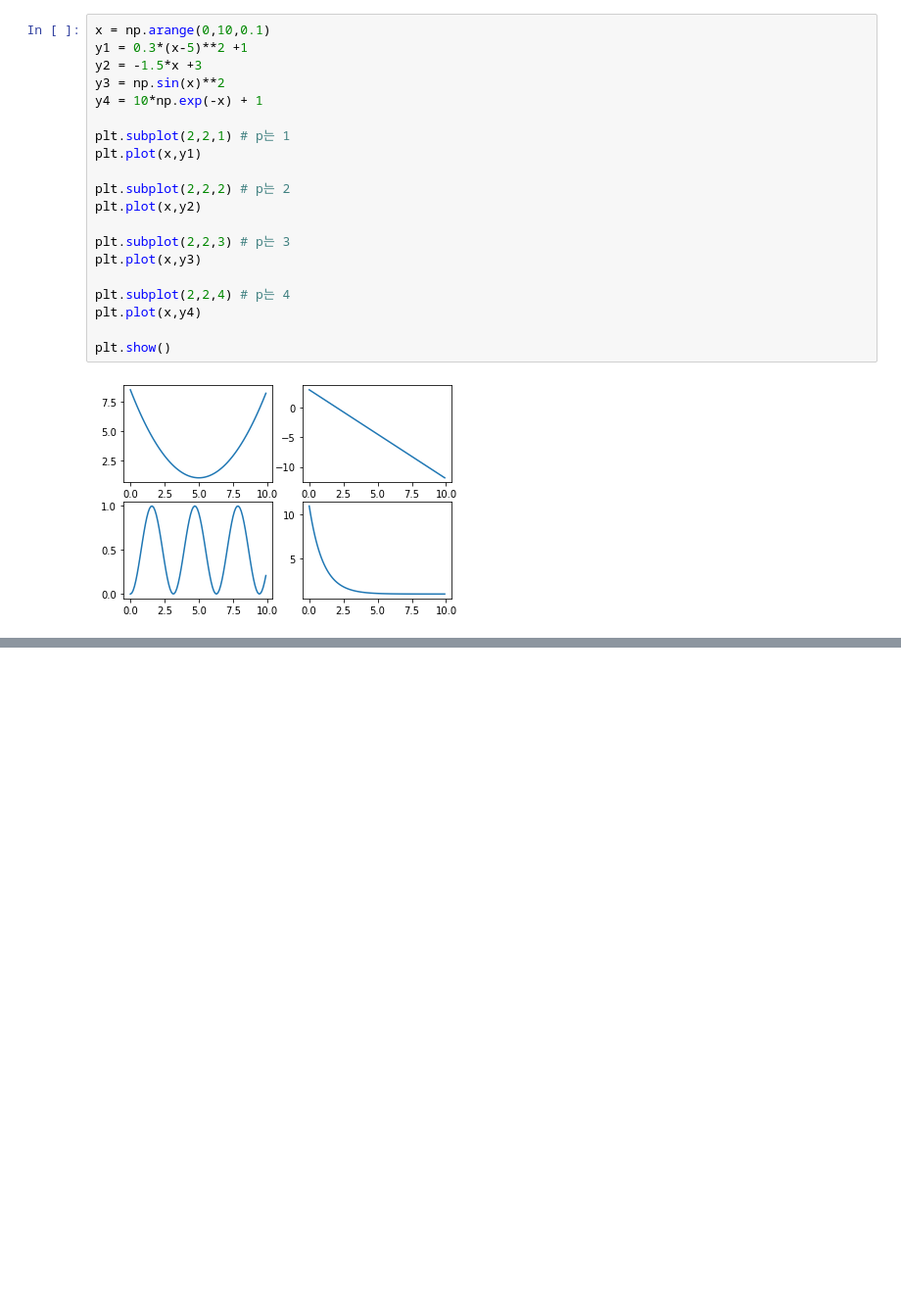
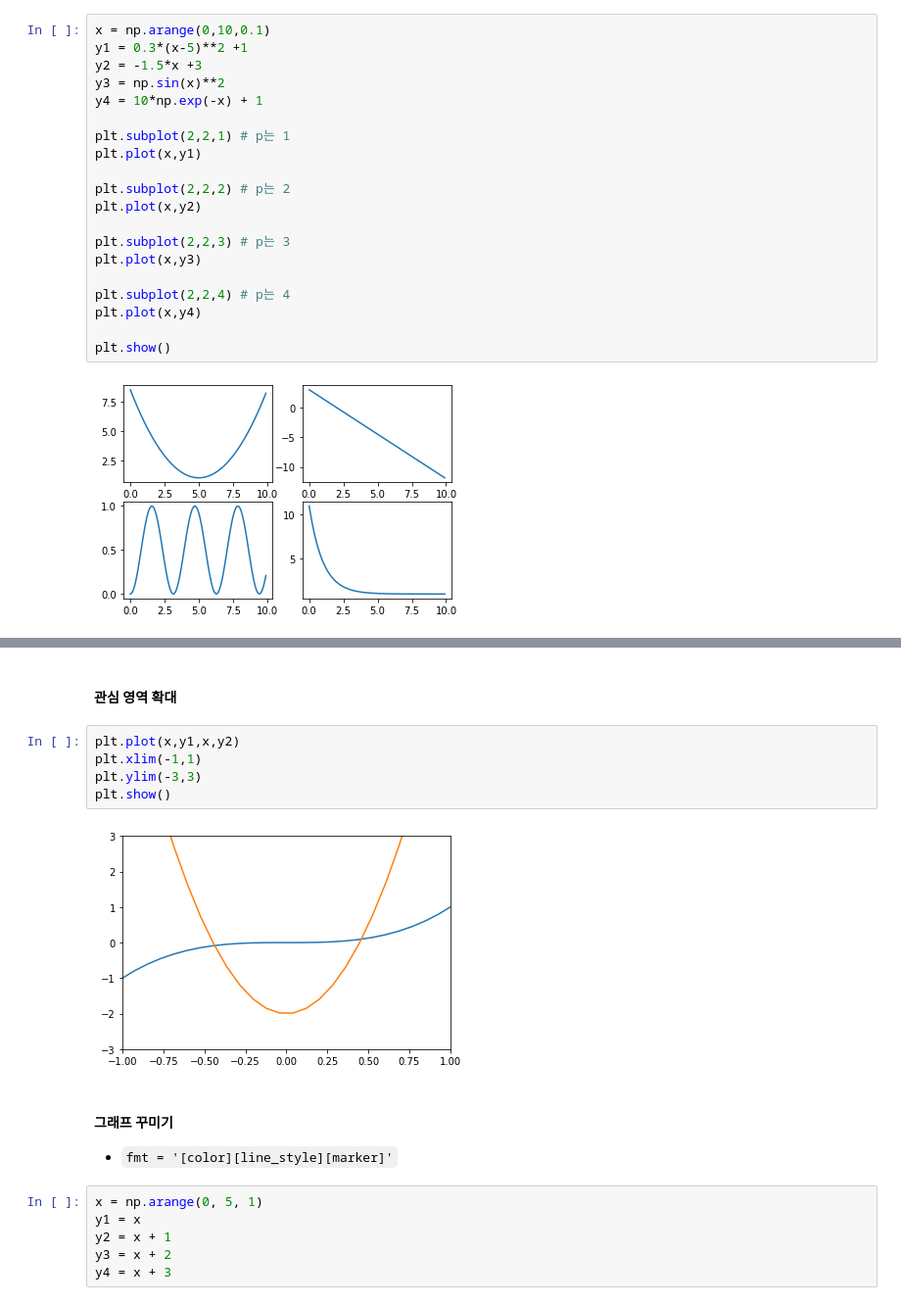
Before and after one commit to SwimmingHwang/practice-python, a Jupyter notebook: python_data_analysis(3)_matplotlib.ipynb, the cells around one changed output, grey strips where cells are left out. Shown: that part at 98% size. Cells and saved outputs as stored; diff of their text form; blank space fills up the shorter version.

```diff
--- a/python_data_analysis(3)_matplotlib.ipynb
+++ b/python_data_analysis(3)_matplotlib.ipynb
@@ -122,0 +139,18 @@ plt.show()
+# %% [markdown]
+####  관심 영역 확대
+# %%
+plt.plot(x,y1,x,y2)
+plt.xlim(-1,1)
+plt.ylim(-3,3)
+plt.show()
+# %% [output]
+[figure, added]
+# %% [markdown]
+#### 그래프 꾸미기
+- `fmt = '[color][line_style][marker]'`
+# %%
+x = np.arange(0, 5, 1)
+y1 = x
+y2 = x + 1
+y3 = x + 2
+y4 = x + 3
```
Also changed, not shown: parts of 27 cells of this notebook.
